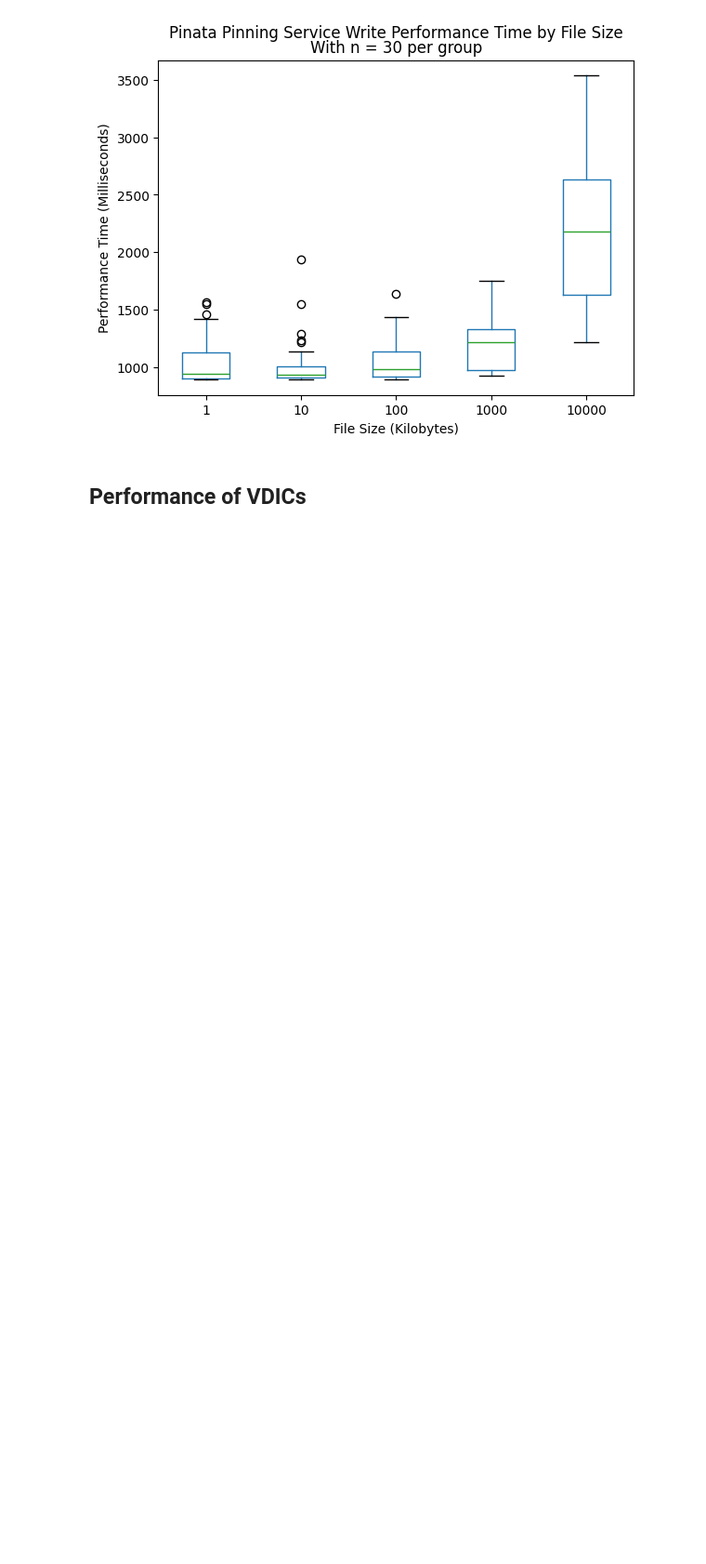
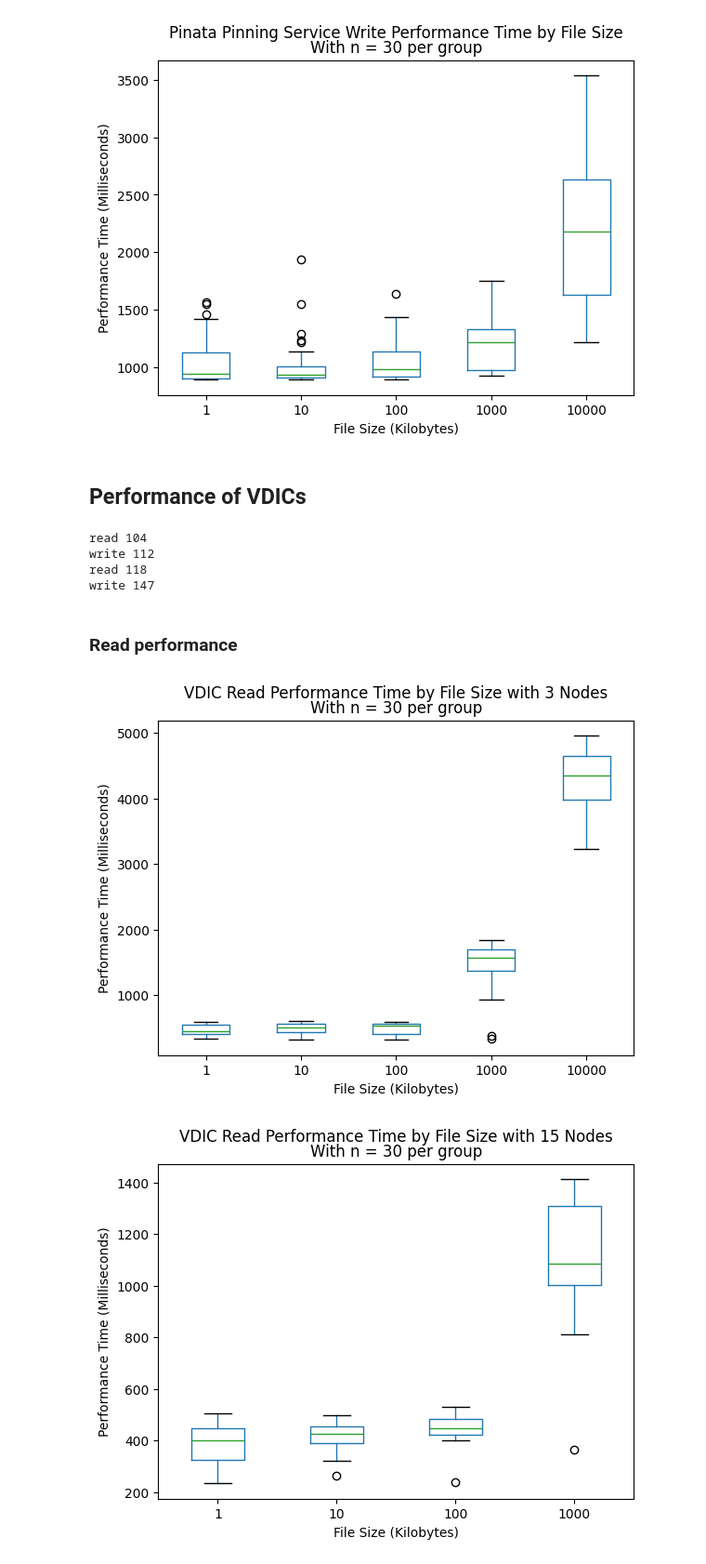
Before and after one commit to sid030sid/evaluation-vdic, a Jupyter notebook: evaluation.ipynb, the cells around one changed output. Shown: that part at 93% size. Saved outputs shown, nothing was run; the diff lists cells and outputs as text; code cells hidden in the pictures; blank space fills up the shorter version.

Commit message:
evaluation code done. now only testing of VDICs need to be done for all the different sizes

```diff
--- a/evaluation.ipynb
+++ b/evaluation.ipynb
@@ -212,0 +231,53 @@ vdics = [
+# %%
+# create column which assign each line to value 1, 10, 100, 1000, 10000 based on size. Each line's size value will be assigned to the closest value from the list
+for vdic in vdics:
+    # cast for both dataframes the size column from object to base64
+    vdic["readPerformanceMeasurements"]['size'] = vdic["readPerformanceMeasurements"]['size'].apply(pd.to_numeric, errors='coerce')
+    vdic["writePerformanceMeasurements"]['size'] = vdic["writePerformanceMeasurements"]['size'].apply(pd.to_numeric, errors='coerce')
+
+    # Apply the function to the 'size' column and create a new column 'sizeGroup'
+    vdic["readPerformanceMeasurements"]['sizeGroup'] = vdic["readPerformanceMeasurements"]['size'].apply(find_closest_value)
+    vdic["writePerformanceMeasurements"]['sizeGroup'] = vdic["writePerformanceMeasurements"]['size'].apply(find_closest_value)
+
+    # remove outliers
+    vdic["cleanedReadPerformanceMeasurements"] = vdic["readPerformanceMeasurements"][
+        (vdic["readPerformanceMeasurements"]['performanceTime'] < 5000)
+    ]
+
+    # remove files with size nan
+    vdic["cleanedReadPerformanceMeasurements"] = vdic["cleanedReadPerformanceMeasurements"][
+        (vdic["cleanedReadPerformanceMeasurements"]['size'].notna())
+    ]
+
+    # remove outliers
+    vdic["cleanedWritePerformanceMeasurements"] = vdic["writePerformanceMeasurements"][
+        (vdic["writePerformanceMeasurements"]['performanceTime'] < 5000)
+    ]
+
+    # remove files with size nan
+    vdic["cleanedWritePerformanceMeasurements"] = vdic["cleanedWritePerformanceMeasurements"][
+        (vdic["cleanedWritePerformanceMeasurements"]['size'].notna())
+    ]
+# %%
+for vdic in vdics:
+    print("read", vdic["cleanedReadPerformanceMeasurements"].shape[0])
+    print("write", vdic["cleanedWritePerformanceMeasurements"].shape[0])
+# %% [output]
+read 104
+write 112
+read 118
+write 147
+# %% [markdown]
+### Read performance
+# %%
+# create boxplot of read performance time based on sizeGroup
+for vdic in vdics:
+    boxplot = vdic["cleanedReadPerformanceMeasurements"].boxplot(column=['performanceTime'], by='sizeGroup', grid=False)
+    plt.title('(with n = 30 per group)')
+    plt.suptitle(f'VDIC Read Performance Time by File Size with {vdic["numberOfNodes"]} Nodes')
+    plt.xlabel('File Size (Kilobytes)')
+    plt.ylabel('Performance Time (Milliseconds)')
+    plt.savefig(f'./evaluation-figures/vdic-read-performances/{vdic["numberOfNodes"]}-node-vdic-read-performance-time-by-file-size.png')
+# %% [output]
+[figure, added]
+[figure, added]
```
Also changed, not shown: parts of 7 cells of this notebook, 9 other files.
